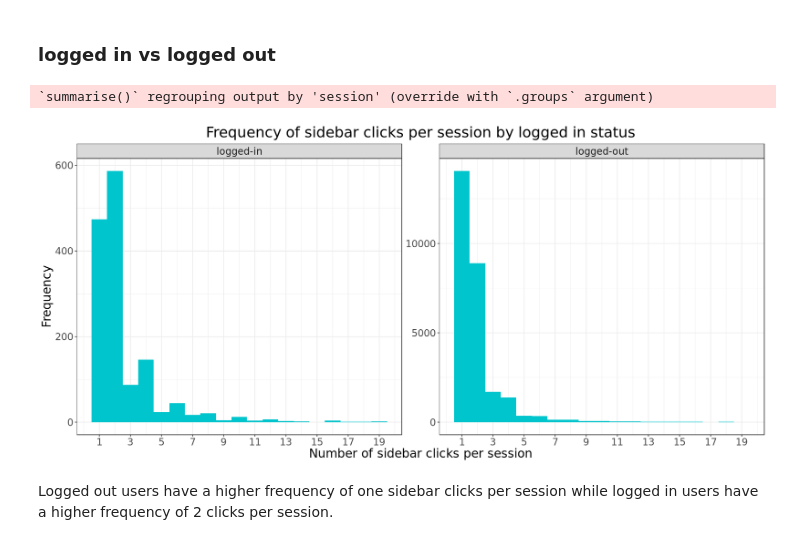
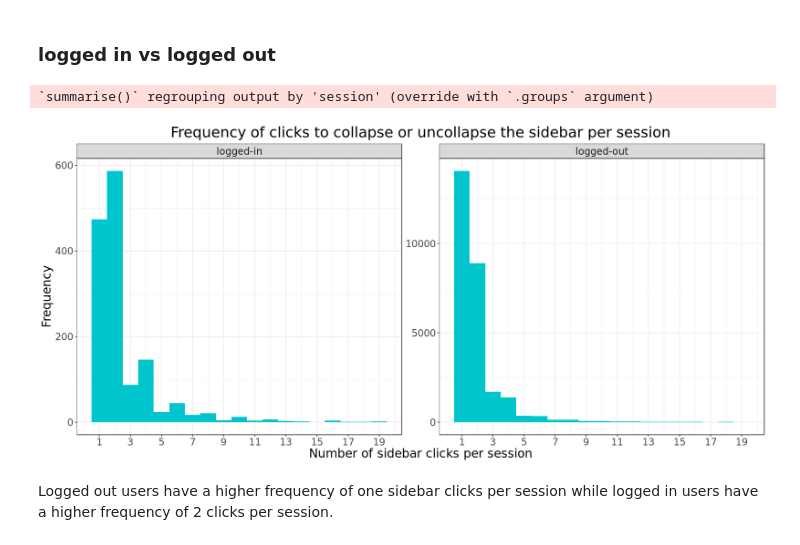
Before and after one commit to wikimedia-research/Collapsible-Sidebar-Analysis, a Jupyter notebook: Collapsible-sidebar-usage-analysis.ipynb, the cells around one changed output. Cells and saved outputs as stored; diff of their text form; code cells hidden in the pictures.

```diff
--- a/Collapsible-sidebar-usage-analysis.ipynb
+++ b/Collapsible-sidebar-usage-analysis.ipynb
@@ -627,27 +627,27 @@ Users with either 0 edits or over 1000 edits had a higher frequency of sessions
 # %%
 # Chart histogram showing frequency of clicks per session
 
 p <- sidebar_clicks %>%
     group_by(session, logged_in_status)%>%
     summarize(sidebar_clicks = sum(events)) %>%
 # removing sessions with over 20 clicks for visibility
     filter(sidebar_clicks < 20) %>%
     ggplot(aes(x= sidebar_clicks)) +
         geom_histogram(binwidth = 1, fill = 'turquoise3') +
         facet_wrap(~logged_in_status, scales = 'free') +
         scale_y_continuous("Frequency") +
         scale_x_continuous("Number of sidebar clicks per session", breaks = seq(1,20,2)) +
-        labs(title = "Frequency of sidebar clicks per session by logged in status")  +
+        labs(title = "Frequency of clicks to collapse or uncollapse the sidebar per session")  +
         theme_bw() +
         theme(
         plot.title = element_text(hjust = 0.5),
         text = element_text(size=18))
 p
 
 ggsave("Figures/sidebar_click_frequency_byloggedout.png", p, width = 16, height = 8, units = "in", dpi = 300)
 # %% [output]
 `summarise()` regrouping output by 'session' (override with `.groups` argument)
-[figure, old version]
+[figure, new version]
 # %% [markdown]
 Logged out users have a higher frequency of one sidebar clicks per session while logged in users have a higher frequency of 2 clicks per session.
 # %% [markdown]
```
Also changed, not shown: parts of 13 cells of this notebook, 4 other files.
